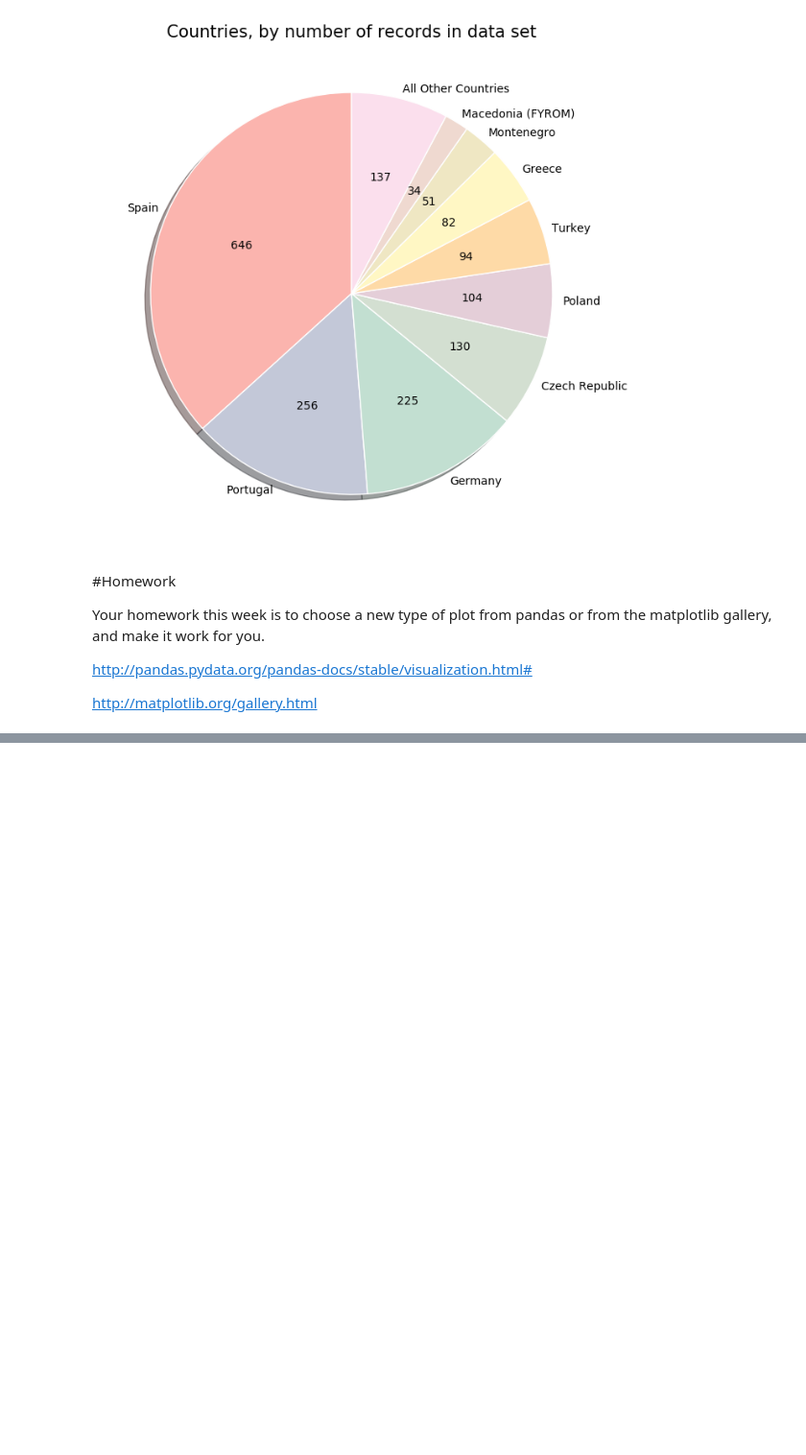
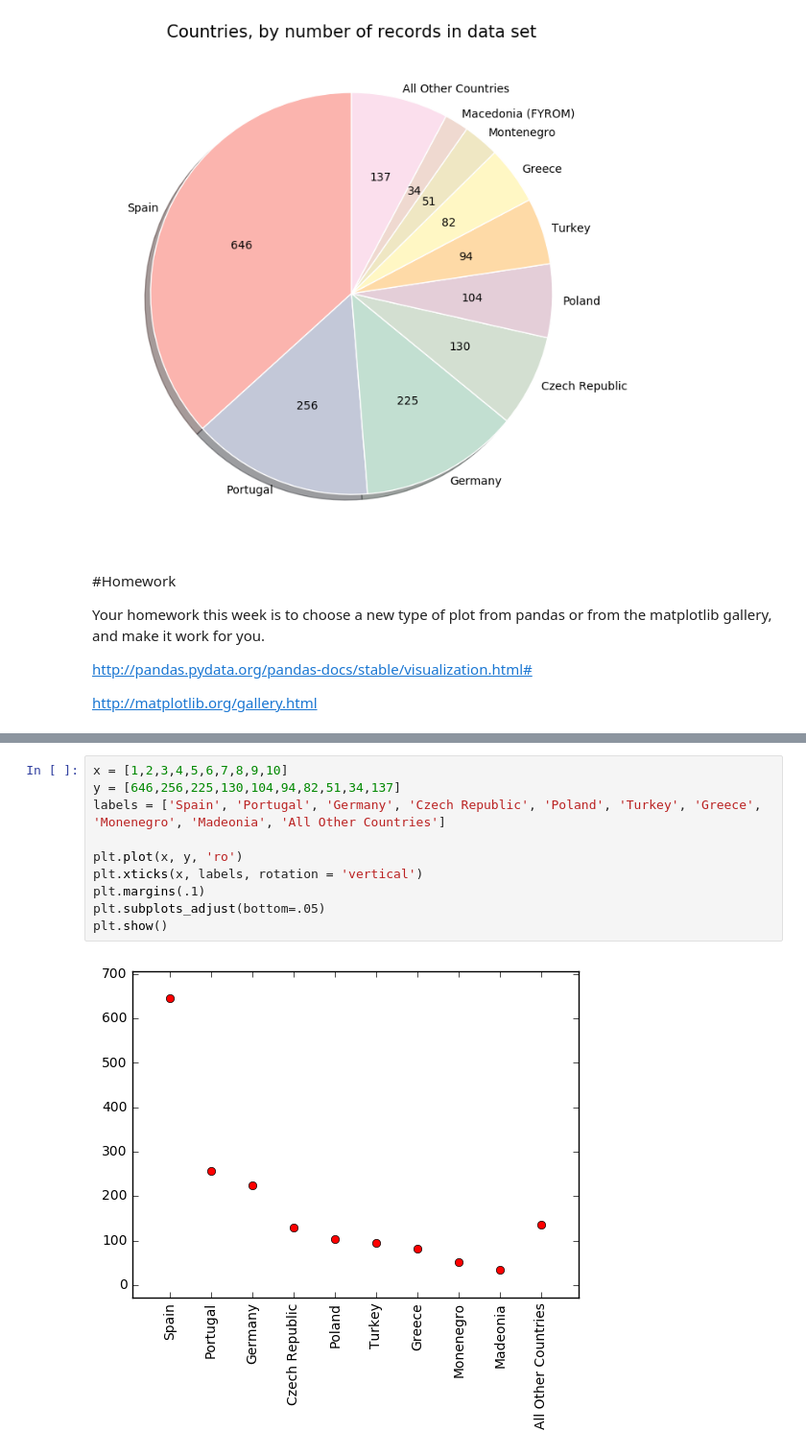
Before and after one commit to kboerger4/ce599-s17, a Jupyter notebook: 15-Data Viz 1/data-viz.ipynb, the cells around one changed output, grey strips where cells are left out. Shown at 96% size. Drawn from its saved outputs; the diff is of its cells as text; blank space fills up the shorter version.

```diff
--- a/15-Data Viz 1/data-viz.ipynb
+++ b/15-Data Viz 1/data-viz.ipynb
@@ -508,0 +525,12 @@ http://matplotlib.org/gallery.html
+# %%
+x = [1,2,3,4,5,6,7,8,9,10]
+y = [646,256,225,130,104,94,82,51,34,137]
+labels = ['Spain', 'Portugal', 'Germany', 'Czech Republic', 'Poland', 'Turkey', 'Greece', 'Monenegro', 'Madeonia', 'All Other Countries']
+
+plt.plot(x, y, 'ro')
+plt.xticks(x, labels, rotation = 'vertical')
+plt.margins(.1)
+plt.subplots_adjust(bottom=.05)
+plt.show()
+# %% [output]
+[figure, added]
```
Also changed, not shown: parts of 6 cells of this notebook, 1 other file.
